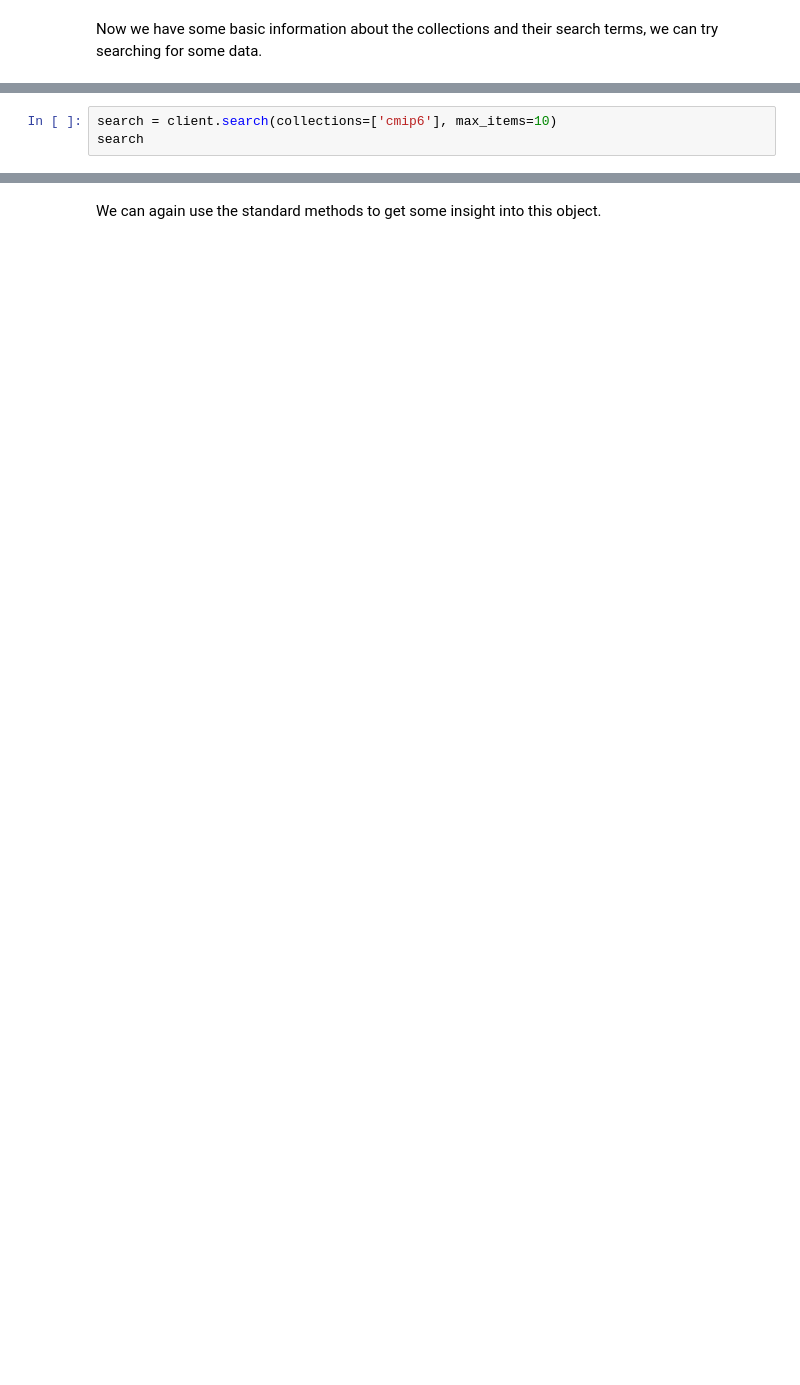
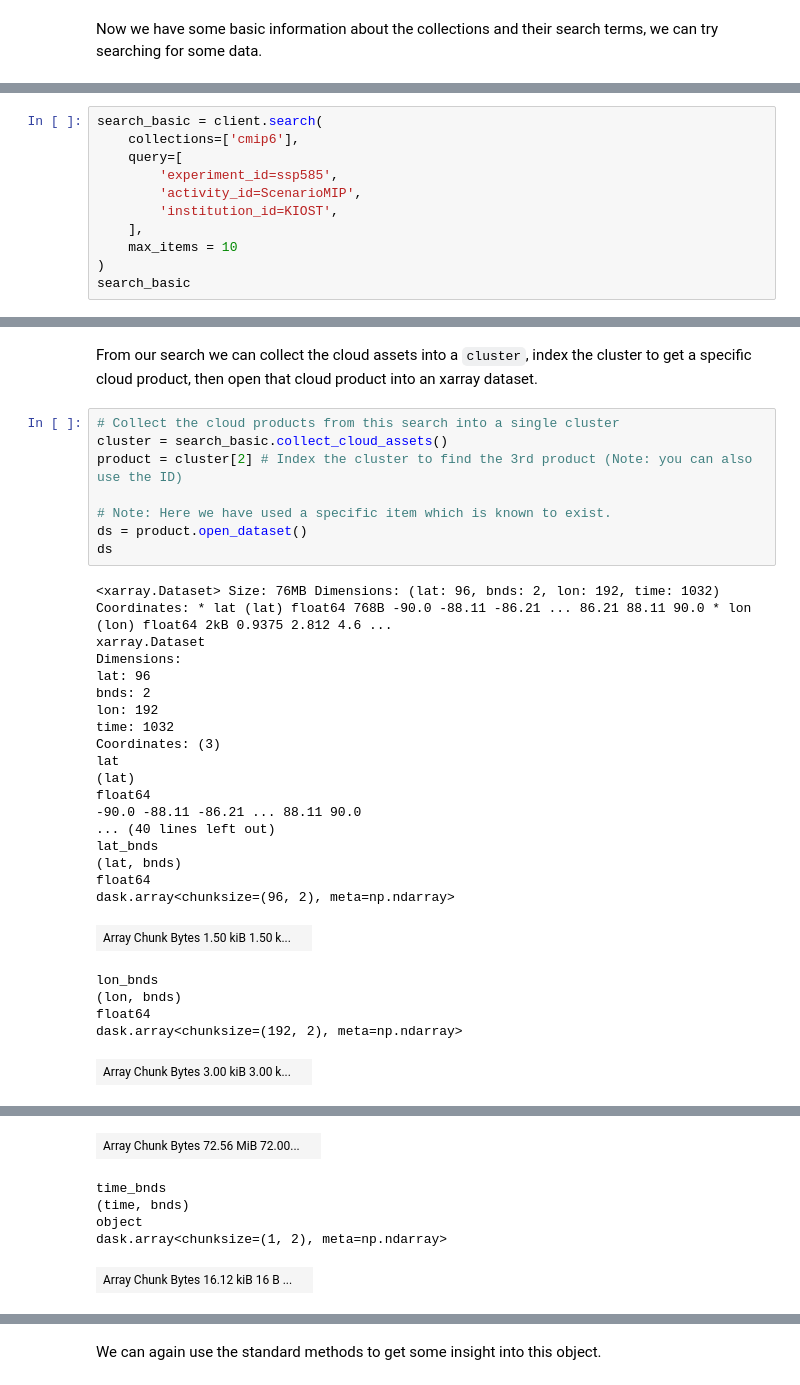
Before and after one commit to cedadev/datapoint, a Jupyter notebook: demo/basic_usage.ipynb, the cells around one changed output, grey strips where cells are left out. Drawn from its saved outputs; the diff is of its cells as text; blank space fills up the shorter version.

```diff
--- a/demo/basic_usage.ipynb
+++ b/demo/basic_usage.ipynb
@@ -50,4 +77,12 @@ Now we have some basic information about the collections and their search terms,
 # %%
-search = client.search(collections=['cmip6'], max_items=10)
-search
+search_basic = client.search(
+    collections=['cmip6'],
+    query=[
+        'experiment_id=ssp585',
+        'activity_id=ScenarioMIP',
+        'institution_id=KIOST',
+    ],
+    max_items = 10
+)
+search_basic
 # %% [output]
@@ -54,0 +93,34 @@ search
+# %% [markdown]
+From our search we can collect the cloud assets into a `cluster`, index the cluster to get a specific cloud product, then open that cloud product into an xarray dataset.
+# %%
+# Collect the cloud products from this search into a single cluster
+cluster = search_basic.collect_cloud_assets()
+product = cluster[2] # Index the cluster to find the 3rd product (Note: you can also use the ID)
+
+# Note: Here we have used a specific item which is known to exist.
+ds = product.open_dataset()
+ds
+# %% [output]
+<xarray.Dataset> Size: 76MB Dimensions: (lat: 96, bnds: 2, lon: 192, time: 1032) Coordinates: * lat (lat) float64 768B -90.0 -88.11 -86.21 ... 86.21 88.11 90.0 * lon (lon) float64 2kB 0.9375 2.812 4.6 ...
+xarray.Dataset
+Dimensions:
+lat: 96
+bnds: 2
+lon: 192
+time: 1032
+Coordinates: (3)
+lat
+(lat)
+float64
+-90.0 -88.11 -86.21 ... 88.11 90.0
+... (40 lines left out)
+lat_bnds
+(lat, bnds)
+float64
+dask.array<chunksize=(96, 2), meta=np.ndarray>
+| Array Chunk Bytes 1.50 kiB 1.50 k... |  |
+lon_bnds
+(lon, bnds)
+float64
+dask.array<chunksize=(192, 2), meta=np.ndarray>
+| Array Chunk Bytes 3.00 kiB 3.00 k... |  |
@@ -54,0 +147,6 @@ search
+| Array Chunk Bytes 72.56 MiB 72.00... |  |
+time_bnds
+(time, bnds)
+object
+dask.array<chunksize=(1, 2), meta=np.ndarray>
+| Array Chunk Bytes 16.12 kiB 16 B ... |  |
```
Also changed, not shown: parts of 44 cells of this notebook.
